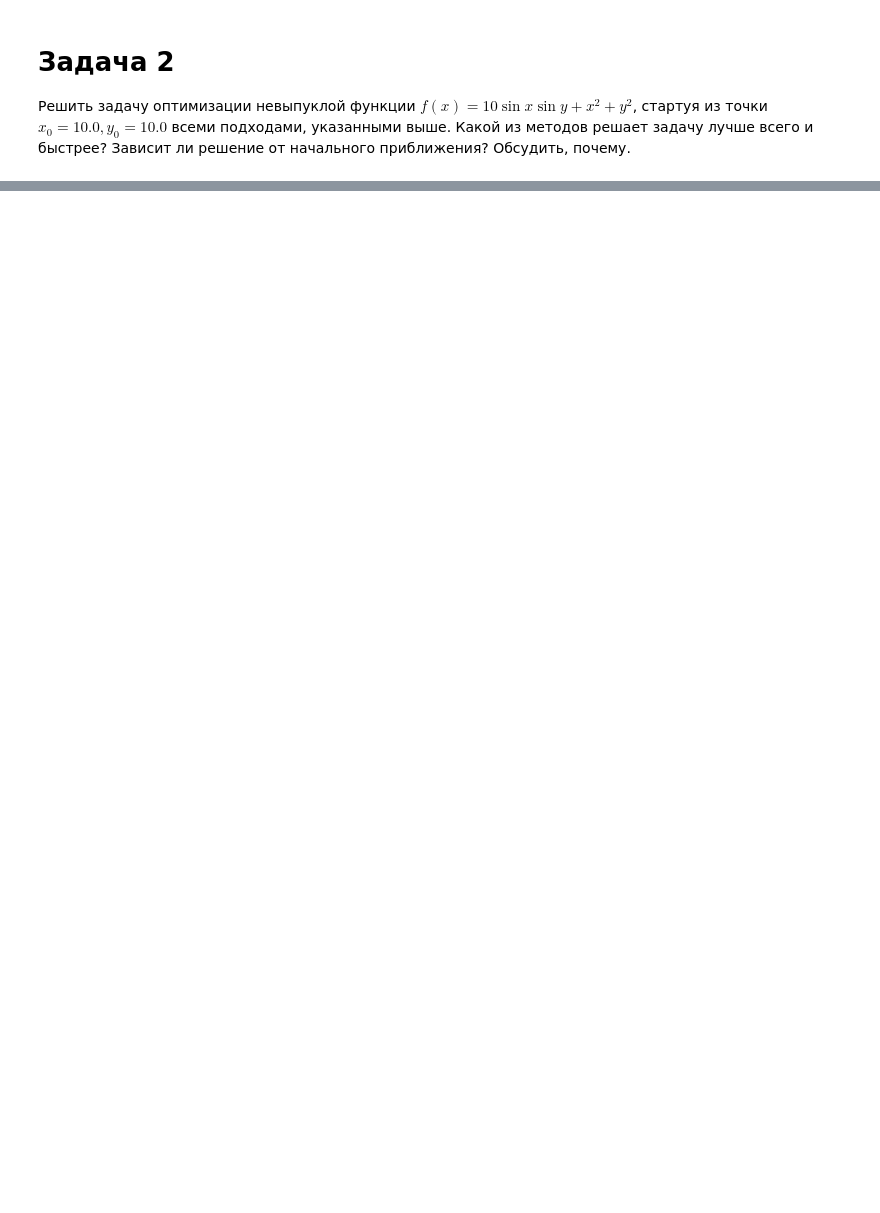
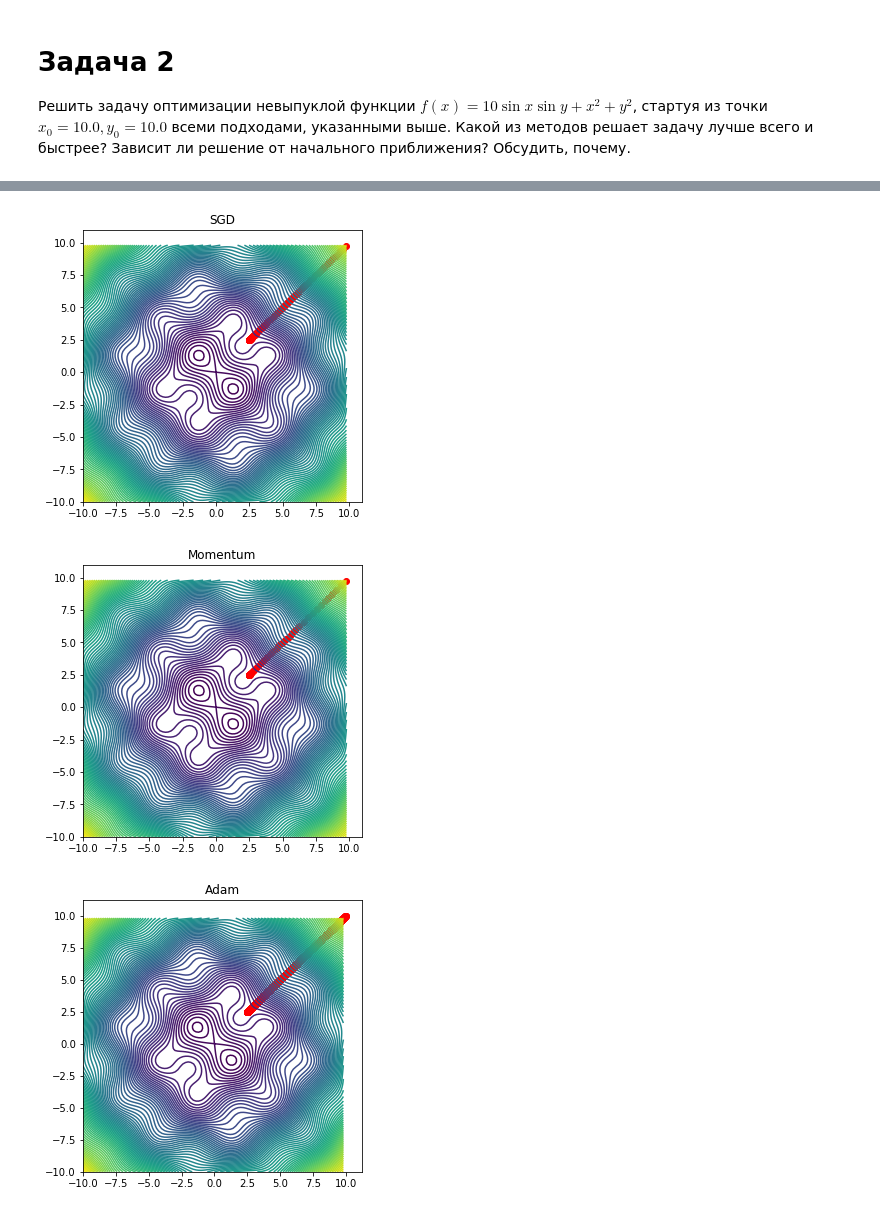
Before and after one commit to MarQuisCheshire/samsungJupyterNotebooks, a Jupyter notebook: Lesson 2 Optimization package.ipynb, the cells around one changed output, grey strips where cells are left out. Drawn from its saved outputs; the diff is of its cells as text; code cells hidden in the pictures; blank space fills up the shorter version.

```diff
--- a/Lesson 2 Optimization package.ipynb
+++ b/Lesson 2 Optimization package.ipynb
@@ -112,0 +158,13 @@ def objective(inp):
+# %%
+for i in range(4):
+    x, o = create_optimizer(i)
+    history = optimize(x, o)
+    history_arr = np.concatenate(history, axis=1)
+
+    show_contours(objective2)
+    plt.title(list_opt[i])
+    plt.scatter(history_arr[0, :], history_arr[1, :], c='red')
+# %% [output]
+[figure, added]
+[figure, added]
+[figure, added]
```
Also changed, not shown: parts of 4 cells of this notebook.
